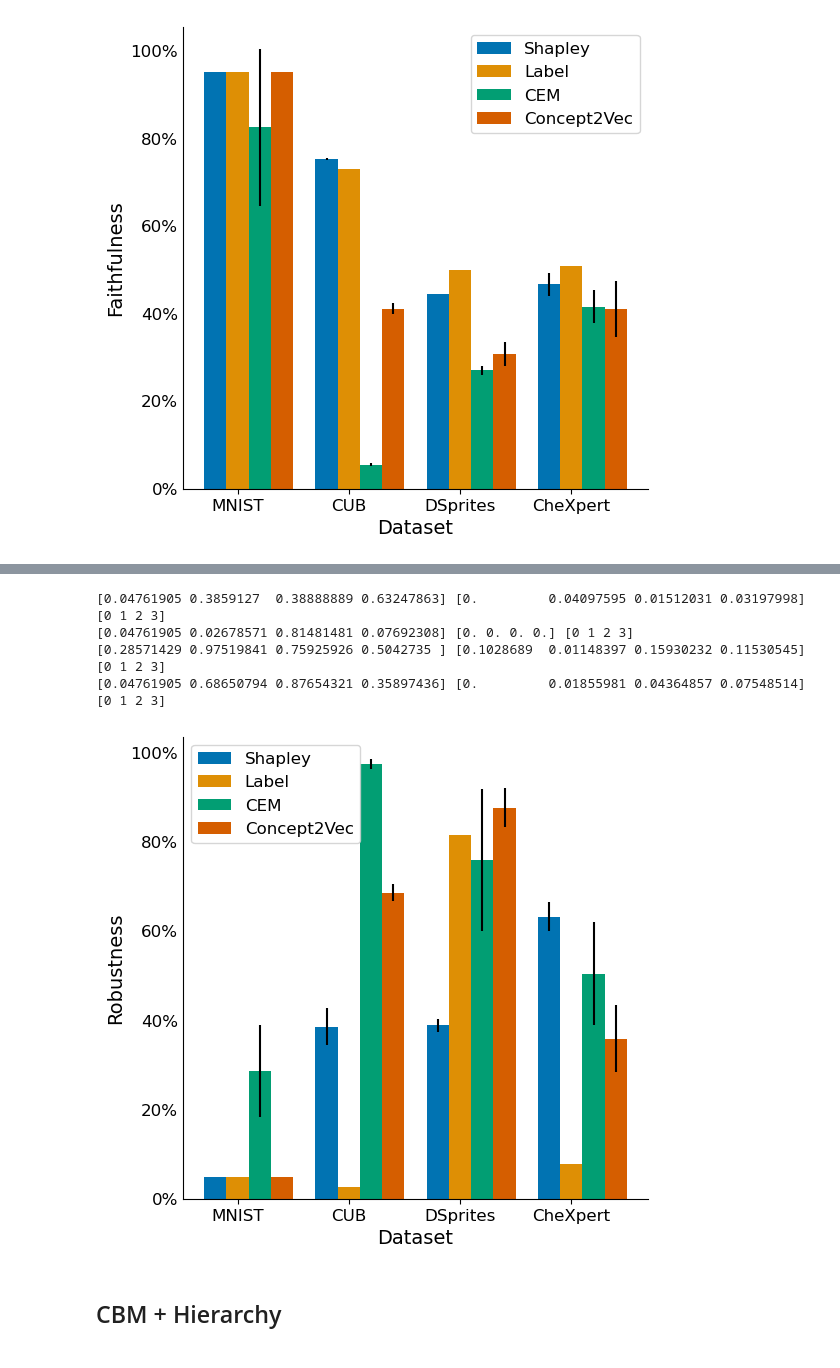
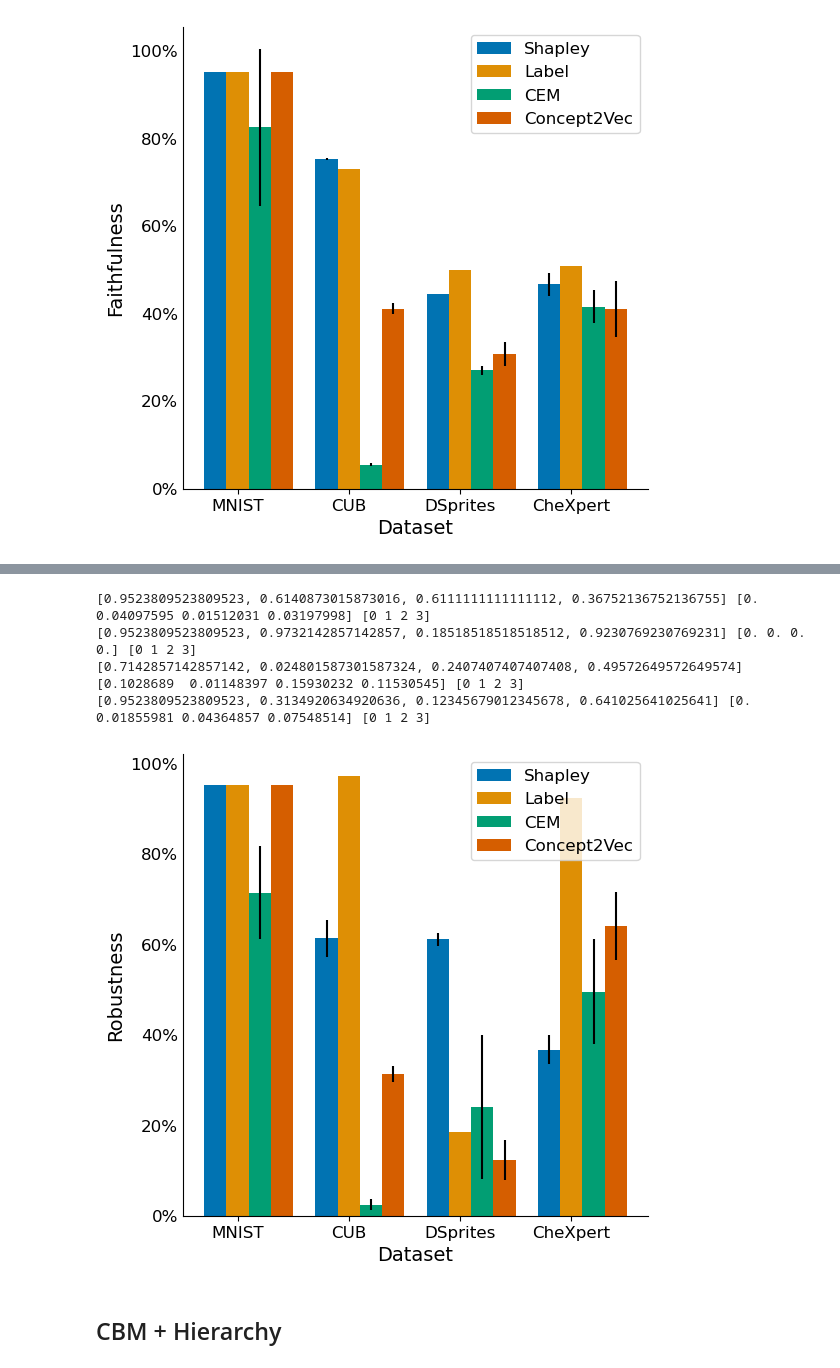
Before and after one commit to naveenr414/Concept-Learning, a Jupyter notebook: scripts/Plotting.ipynb, the cells around one changed output, grey strips where cells are left out. Cells and saved outputs as stored; diff of their text form; code cells hidden in the pictures.

Commit message:
Added some plotting functionality

```diff
--- a/scripts/Plotting.ipynb
+++ b/scripts/Plotting.ipynb
@@ -343,0 +402,19 @@ print(chexpert_hierarchy_label)
+# %%
+columns = ['truthfulness','robustness','stability']
+for m in nice_names:
+    values_cub = [cub_dict[m][c] for c in columns]
+    values_dsprites = [dsprites_dict[m][c] for c in columns]
+    values_cub[1] = (1-values_cub[1][0],values_cub[1][1])
+    values_dsprites[1] = (1-values_dsprites[1][0],values_dsprites[1][1])
+
+    s = "{} & ".format(m)
+
+    other_values = []
+
+    for i in values_cub:
+        other_values.append("{:0.2f} $\\pm$ {:0.2f}".format(i[0],i[1]))
+    for i in values_dsprites:
+        other_values.append("{:0.2f} $\\pm$ {:0.2f}".format(i[0],i[1]))
+    s += " & ".join(other_values)
+    s += " \\\\"
+    print(s)
@@ -343,0 +426,19 @@ print(chexpert_hierarchy_label)
+# %%
+columns = ['truthfulness','robustness','stability']
+for m in nice_names:
+    values_chexpert = [chexpert_dict[m][c] for c in columns]
+    values_mnist = [mnist_dict[m][c] for c in columns]
+    values_chexpert[1] = (1-values_chexpert[1][0],values_chexpert[1][1])
+    values_mnist[1] = (1-values_mnist[1][0],values_mnist[1][1])
+
+    s = "{} & ".format(m)
+
+    other_values = []
+
+    for i in values_chexpert:
+        other_values.append("{:0.2f} $\\pm$ {:0.2f}".format(i[0],i[1]))
+    for i in values_mnist:
+        other_values.append("{:0.2f} $\\pm$ {:0.2f}".format(i[0],i[1]))
+    s += " & ".join(other_values)
+    s += " \\\\"
+    print(s)
@@ -378,3 +481,6 @@ methods = ['shapley','cem','tcav','label','concept2vec']
+# %%
+dataset_name = 'cub'
+methods = ['shapley','label','cem','concept2vec','tcav']
 # %%
 for m in methods:
     file_name = "results/evaluation/{}_{}.txt".format(dataset_name,m)
@@ -626,39 +732,39 @@ ax.set_xticklabels(datasets)
 ax.set_ylabel('Robustness',fontsize=14)
 plt.xlabel("Dataset",fontsize=14)
 
 # Plot the bars with standard deviation error bars
 width = 0.2
 for i in range(len(means)):
-    group_means = means[i]
+    group_means = [1-j for j in means[i]] # Flip Robustness due to definition
     group_stds = stds[i]
     print(group_means,group_stds,ind)
     ax.bar(ind + i*width, group_means, width, label=datasets, yerr=group_stds)
 
 ax.set_xticks([r + width for r in range(len(ind))])
 ax.set_xticklabels(datasets,fontsize=12)
 
 fmt = mtick.PercentFormatter(xmax=1.0)
 ax.yaxis.set_major_formatter(fmt)
 plt.yticks(fontsize=12)
 
 ax.spines['top'].set_visible(False)
 ax.spines['right'].set_visible(False)
 ax.tick_params(axis='y', length=0)
 
 
 # Add a legend
 ax.legend(methods,fontsize=12)
 
 plt.savefig('scripts/Figures/bar_plot_robustness.pdf', dpi=300, bbox_inches='tight')
 
 # Show the plot
 plt.show()
 # %% [output]
-[0.04761905 0.3859127  0.38888889 0.63247863] [0.         0.04097595 0.01512031 0.03197998] [0 1 2 3]
-[0.04761905 0.02678571 0.81481481 0.07692308] [0. 0. 0. 0.] [0 1 2 3]
-[0.28571429 0.97519841 0.75925926 0.5042735 ] [0.1028689  0.01148397 0.15930232 0.11530545] [0 1 2 3]
-[0.04761905 0.68650794 0.87654321 0.35897436] [0.         0.01855981 0.04364857 0.07548514] [0 1 2 3]
+[0.9523809523809523, 0.6140873015873016, 0.6111111111111112, 0.36752136752136755] [0.         0.04097595 0.01512031 0.03197998] [0 1 2 3]
+[0.9523809523809523, 0.9732142857142857, 0.18518518518518512, 0.9230769230769231] [0. 0. 0. 0.] [0 1 2 3]
+[0.7142857142857142, 0.024801587301587324, 0.2407407407407408, 0.49572649572649574] [0.1028689  0.01148397 0.15930232 0.11530545] [0 1 2 3]
+[0.9523809523809523, 0.3134920634920636, 0.12345679012345678, 0.641025641025641] [0.         0.01855981 0.04364857 0.07548514] [0 1 2 3]
-[figure, old version]
+[figure, new version]
 # %% [markdown]
 ## CBM + Hierarchy
 # %% [markdown]
```
Also changed, not shown: parts of 15 cells of this notebook, 4 other files.
